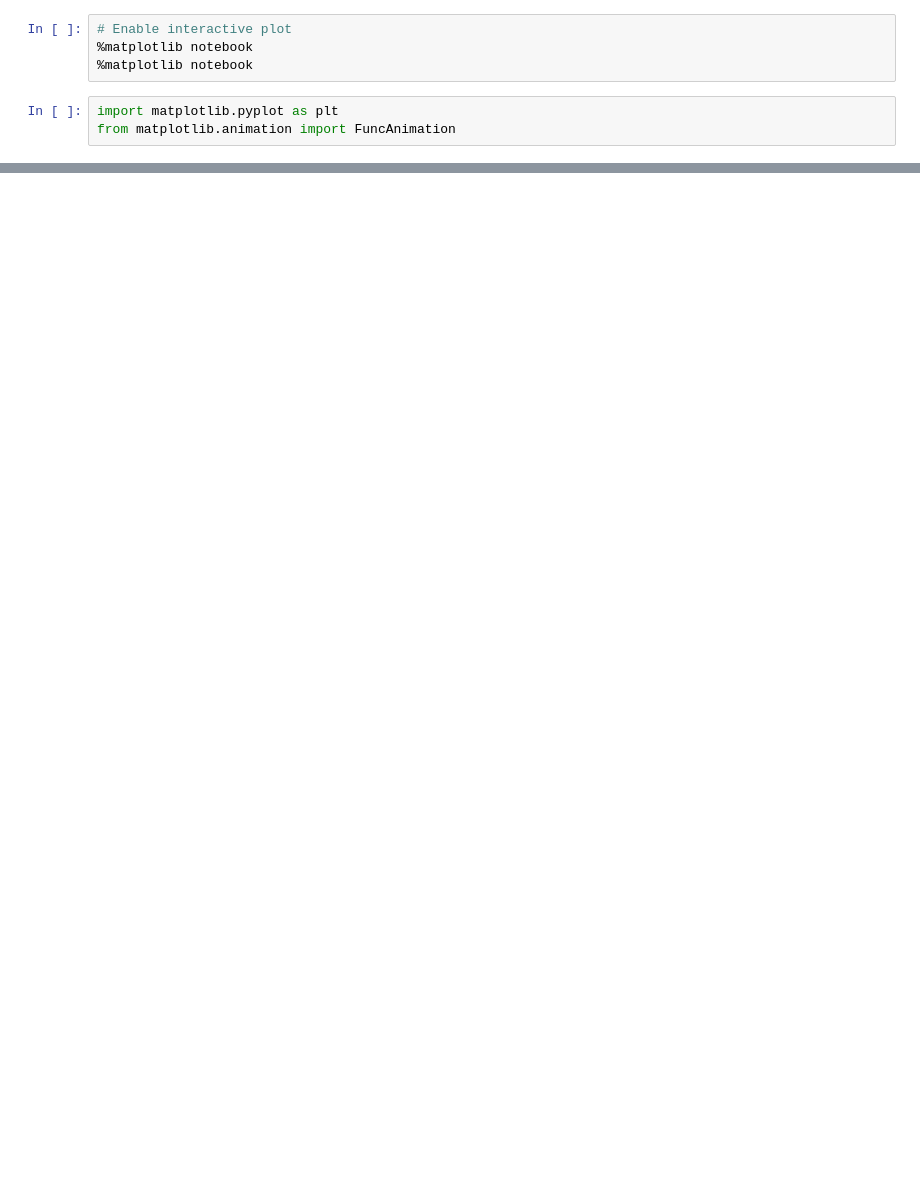
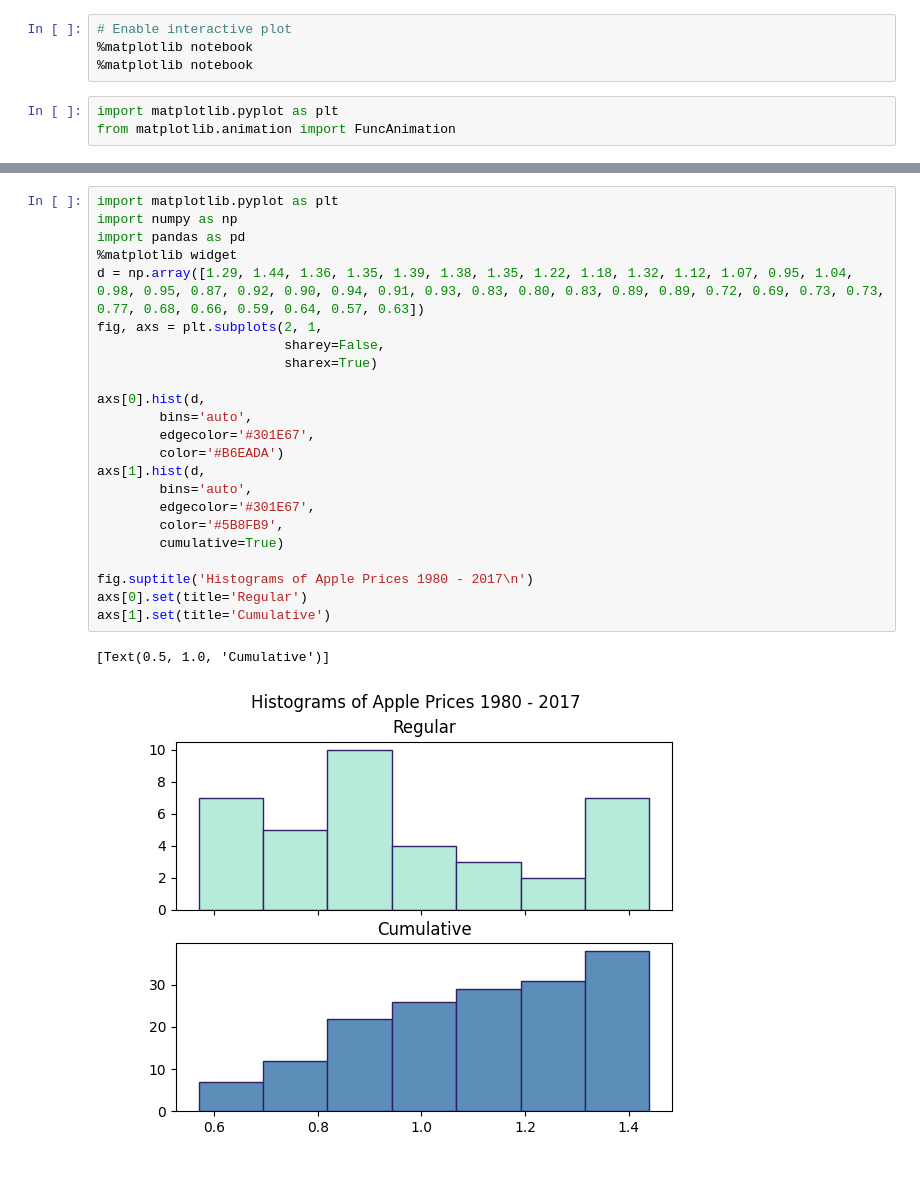
Before and after one commit to kustkust/my_pinn, a Jupyter notebook: test.ipynb, the cells around one changed output, grey strips where cells are left out. Saved outputs shown, nothing was run; the diff lists cells and outputs as text; blank space fills up the shorter version.

```diff
--- a/test.ipynb
+++ b/test.ipynb
@@ -200,0 +167,26 @@ plt.show()
+# %%
+import matplotlib.pyplot as plt
+import numpy as np
+import pandas as pd
+%matplotlib widget
+d = np.array([1.29, 1.44, 1.36, 1.35, 1.39, 1.38, 1.35, 1.22, 1.18, 1.32, 1.12, 1.07, 0.95, 1.04, 0.98, 0.95, 0.87, 0.92, 0.90, 0.94, 0.91, 0.93, 0.83, 0.80, 0.83, 0.89, 0.89, 0.72, 0.69, 0.73, 0.73, 0.77, 0.68, 0.66, 0.59, 0.64, 0.57, 0.63])
+fig, axs = plt.subplots(2, 1,
+                        sharey=False,
+                        sharex=True)
+
+axs[0].hist(d,
+        bins='auto',
+        edgecolor='#301E67',
+        color='#B6EADA')
+axs[1].hist(d,
+        bins='auto',
+        edgecolor='#301E67',
+        color='#5B8FB9',
+        cumulative=True)
+
+fig.suptitle('Histograms of Apple Prices 1980 - 2017\n')
+axs[0].set(title='Regular')
+axs[1].set(title='Cumulative')
+# %% [output]
+[Text(0.5, 1.0, 'Cumulative')]
+[figure, added]
```
Also changed, not shown: parts of 18 cells of this notebook, 11 other files.
